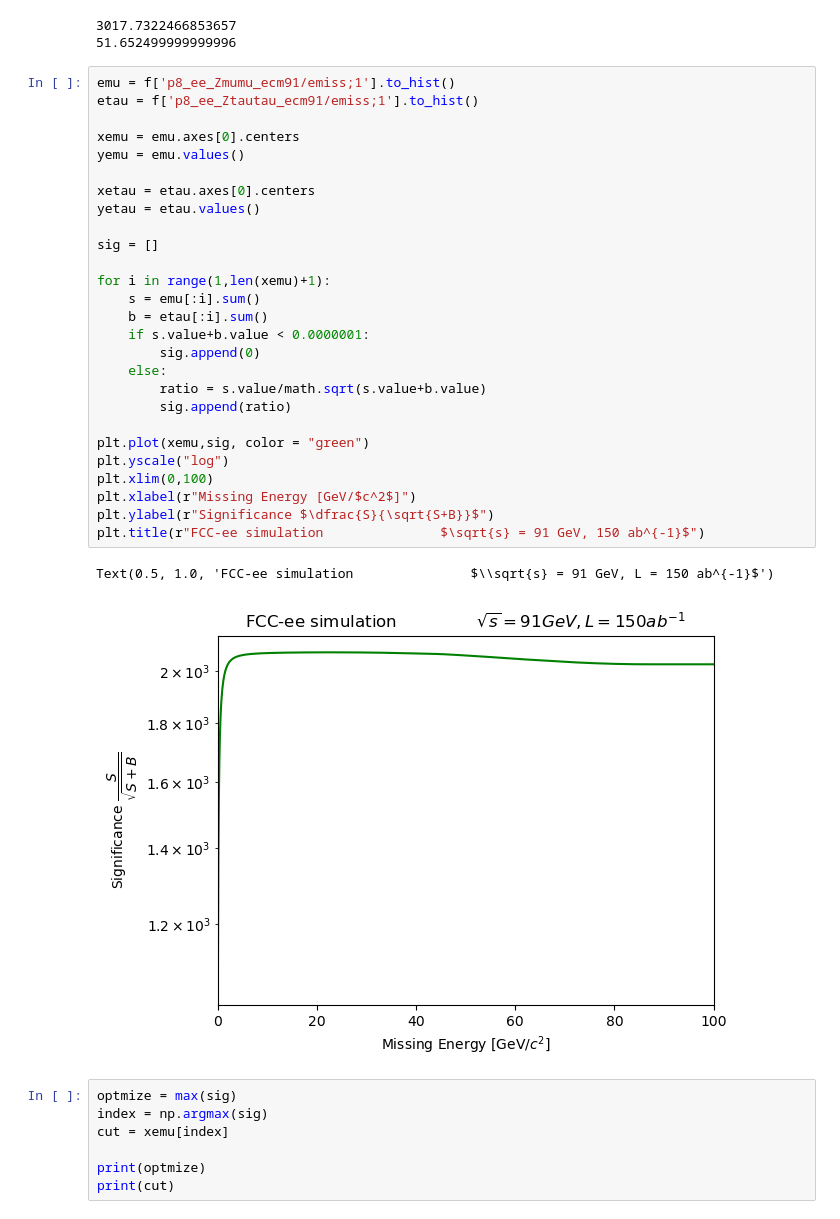
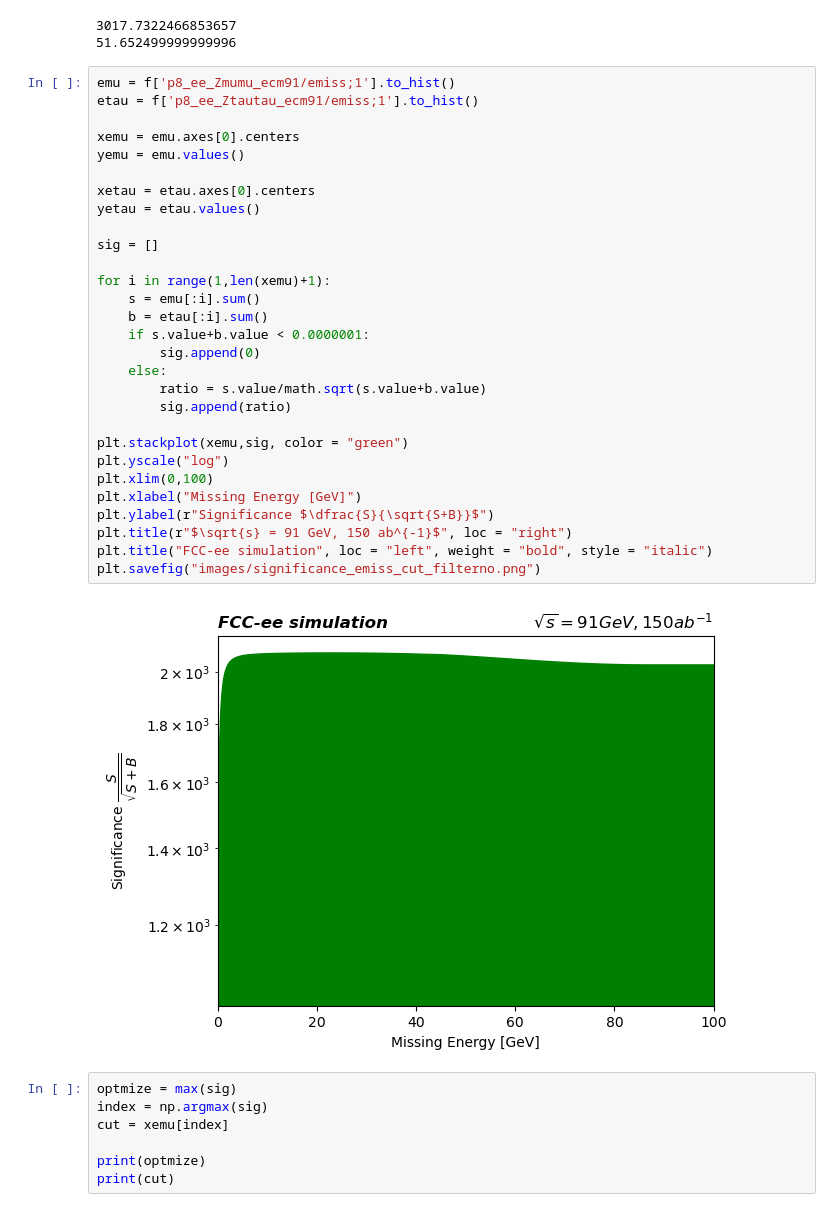
Before and after one commit to marinamn1/FCCAnalyzer, a Jupyter notebook: my_codes/Pt2_Task01_17.ipynb, the cells around one changed output. Cells and saved outputs as stored; diff of their text form.

```diff
--- a/my_codes/Pt2_Task01_17.ipynb
+++ b/my_codes/Pt2_Task01_17.ipynb
@@ -78,33 +79,34 @@ print(cut)
 # %%
 emu = f['p8_ee_Zmumu_ecm91/emiss;1'].to_hist()
 etau = f['p8_ee_Ztautau_ecm91/emiss;1'].to_hist()
 
 xemu = emu.axes[0].centers
 yemu = emu.values()
 
 xetau = etau.axes[0].centers
 yetau = etau.values()
 
 sig = []
 
 for i in range(1,len(xemu)+1):
     s = emu[:i].sum()
     b = etau[:i].sum()
     if s.value+b.value < 0.0000001:
         sig.append(0)
     else:
         ratio = s.value/math.sqrt(s.value+b.value)
         sig.append(ratio)
 
-plt.plot(xemu,sig, color = "green")
+plt.stackplot(xemu,sig, color = "green")
 plt.yscale("log")
 plt.xlim(0,100)
-plt.xlabel(r"Missing Energy [GeV/$c^2$]")
+plt.xlabel("Missing Energy [GeV]")
 plt.ylabel(r"Significance $\dfrac{S}{\sqrt{S+B}}$")
-plt.title(r"FCC-ee simulation               $\sqrt{s} = 91 GeV, 150 ab^{-1}$")
+plt.title(r"$\sqrt{s} = 91 GeV, 150 ab^{-1}$", loc = "right")
+plt.title("FCC-ee simulation", loc = "left", weight = "bold", style = "italic")
+plt.savefig("images/significance_emiss_cut_filterno.png")
 # %% [output]
-Text(0.5, 1.0, 'FCC-ee simulation               $\\sqrt{s} = 91 GeV, L = 150 ab^{-1}$')
-[figure, old version]
+[figure, new version]
 # %%
 optmize = max(sig)
 index = np.argmax(sig)
```
Also changed, not shown: parts of 1 cell of this notebook, 30 other files.
